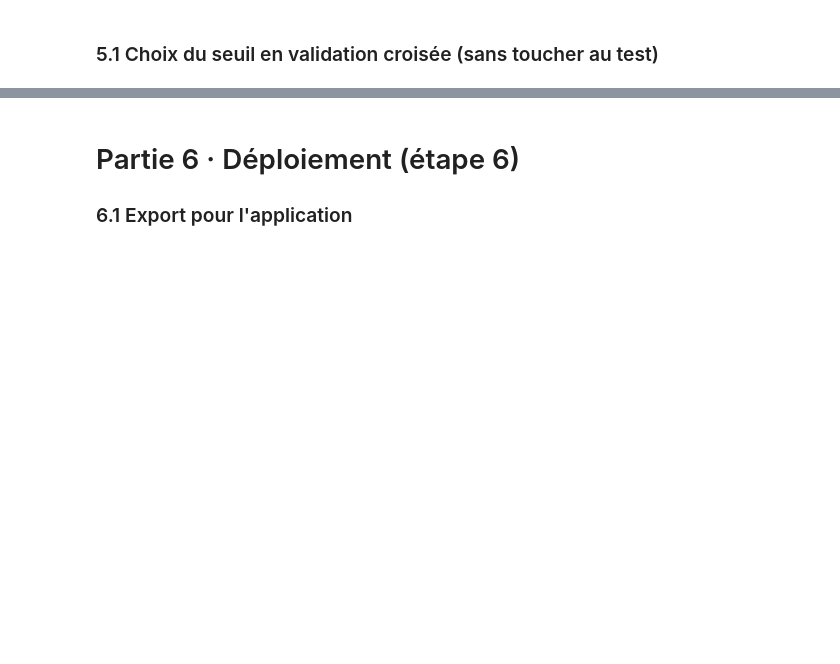
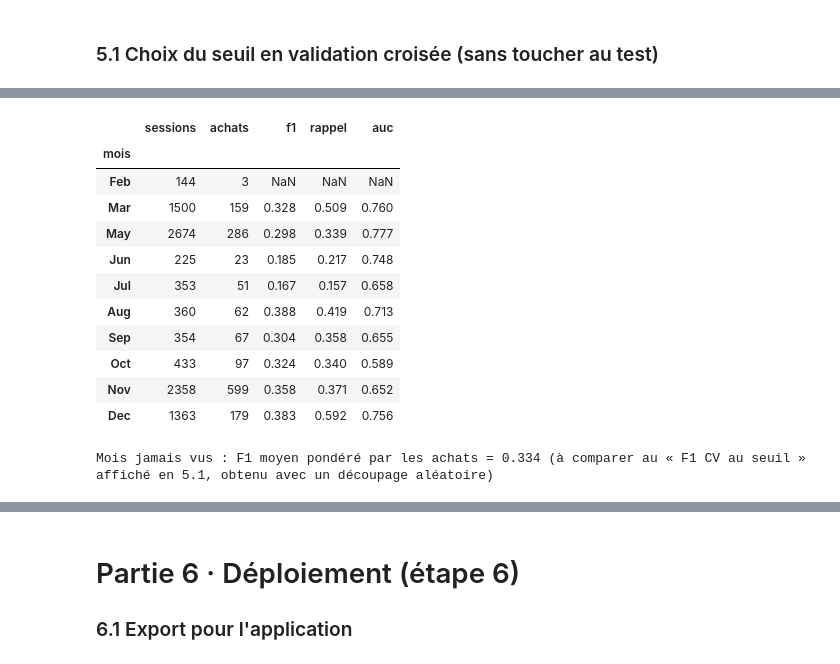
Before and after one commit to khaledmnejja/projet-achat-en-ligne, a Jupyter notebook: notebooks/synora_projet_ml.ipynb, the cells around one changed output, grey strips where cells are left out. Saved outputs shown, nothing was run; the diff lists cells and outputs as text; code cells hidden in the pictures; blank space fills up the shorter version.

```diff
--- a/notebooks/synora_projet_ml.ipynb
+++ b/notebooks/synora_projet_ml.ipynb
@@ -526,0 +831,37 @@ for col in ["VisitorType", "Month"]:
+# %%
+from sklearn.model_selection import LeaveOneGroupOut
+
+cfg = BEST[DEPLOYED]
+rows_mois = []
+for tr, va in LeaveOneGroupOut().split(X_train, y_train, groups=X_train["Month"]):
+    pipe = make_pipeline(cfg["model"], DEPLOYED, cfg["params"]).fit(X_train.iloc[tr], y_train.iloc[tr])
+    proba = pipe.predict_proba(X_train.iloc[va])[:, 1]
+    y_va = y_train.iloc[va]
+    y_hat = (proba >= THRESHOLDS[DEPLOYED]).astype(int)
+    row = {"mois": X_train["Month"].iloc[va[0]], "sessions": len(va), "achats": int(y_va.sum())}
+    if y_va.sum() >= 20:
+        row.update(f1=round(f1_score(y_va, y_hat), 3), rappel=round(recall_score(y_va, y_hat), 3),
+                   auc=round(roc_auc_score(y_va, proba), 3))
+    rows_mois.append(row)
+
+mois_inconnus = pd.DataFrame(rows_mois).set_index("mois").loc[[m for m in ["Feb", "Mar", "May", "Jun", "Jul", "Aug", "Sep", "Oct", "Nov", "Dec"]
+                                                               if m in set(X_train["Month"])]]
+display(mois_inconnus)
+mesurables = mois_inconnus.dropna(subset=["f1"])
+poids = mesurables["achats"] / mesurables["achats"].sum()
+print(f"Mois jamais vus : F1 moyen pondéré par les achats = {(mesurables['f1'] * poids).sum():.3f} "
+      f"(à comparer au « F1 CV au seuil » affiché en 5.1, obtenu avec un découpage aléatoire)")
+# %% [output]
+|  | sessions | achats | f1 | rappel | auc |
+| mois |  |  |  |  |  |
+| Feb | 144 | 3 | NaN | NaN | NaN |
+| Mar | 1500 | 159 | 0.328 | 0.509 | 0.760 |
+| May | 2674 | 286 | 0.298 | 0.339 | 0.777 |
+| Jun | 225 | 23 | 0.185 | 0.217 | 0.748 |
+| Jul | 353 | 51 | 0.167 | 0.157 | 0.658 |
+| Aug | 360 | 62 | 0.388 | 0.419 | 0.713 |
+| Sep | 354 | 67 | 0.304 | 0.358 | 0.655 |
+| Oct | 433 | 97 | 0.324 | 0.340 | 0.589 |
+| Nov | 2358 | 599 | 0.358 | 0.371 | 0.652 |
+| Dec | 1363 | 179 | 0.383 | 0.592 | 0.756 |
+Mois jamais vus : F1 moyen pondéré par les achats = 0.334 (à comparer au « F1 CV au seuil » affiché en 5.1, obtenu avec un découpage aléatoire)
```
Also changed, not shown: parts of 52 cells of this notebook, 15 other files.
